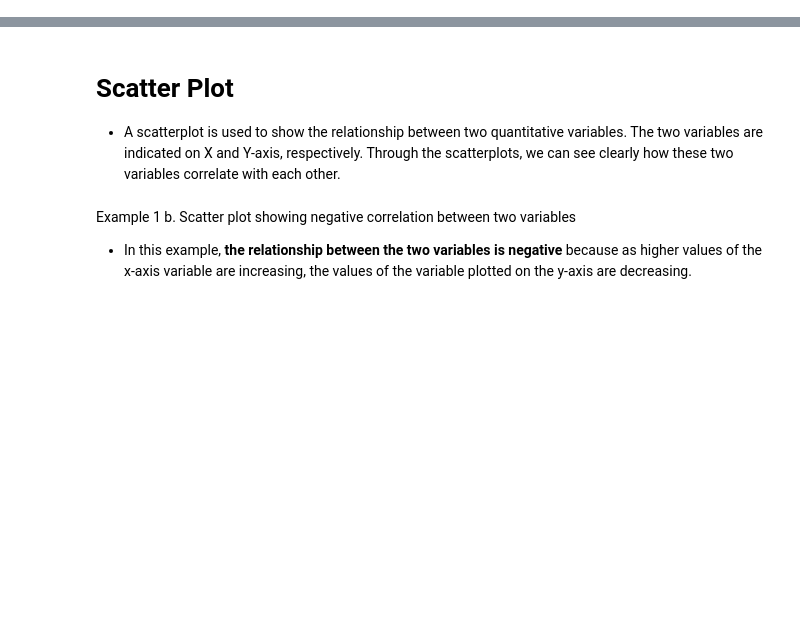
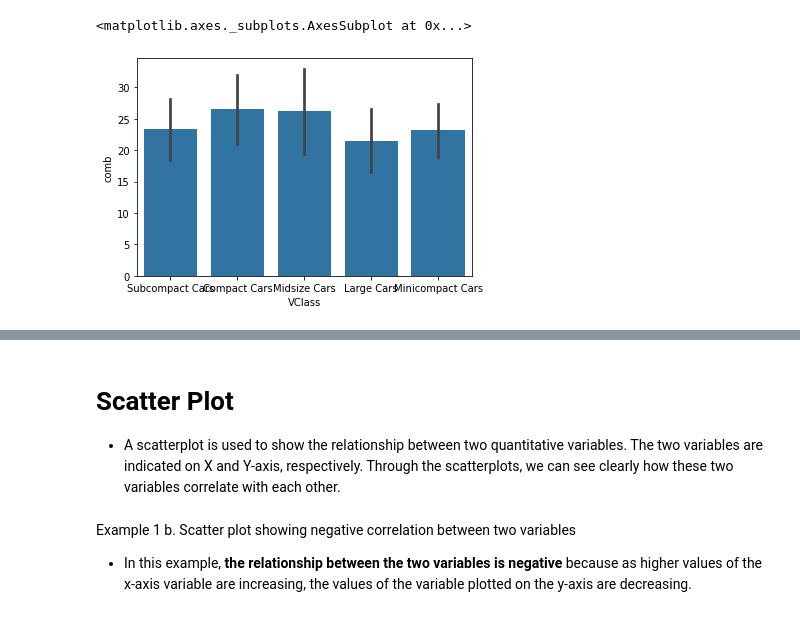
Before and after one commit to Gingercapo/Fuel_Economy, a Jupyter notebook: fuel_Economic.ipynb, the cells around one changed output, grey strips where cells are left out. Cells and saved outputs as stored; diff of their text form; code cells hidden in the pictures; blank space fills up the shorter version.

```diff
--- a/fuel_Economic.ipynb
+++ b/fuel_Economic.ipynb
@@ -18,0 +27,7 @@ df.head(2)
+# %%
+# Try these additional arguments
+sb.barplot(data=df, x='VClass', y='comb', color=base_color, errwidth=0)
+sb.barplot(data=df, x='VClass', y='comb', color=base_color, ci='sd')
+# %% [output]
+<matplotlib.axes._subplots.AxesSubplot at 0x...>
+[figure, added]
```
Also changed, not shown: parts of 26 cells of this notebook.
